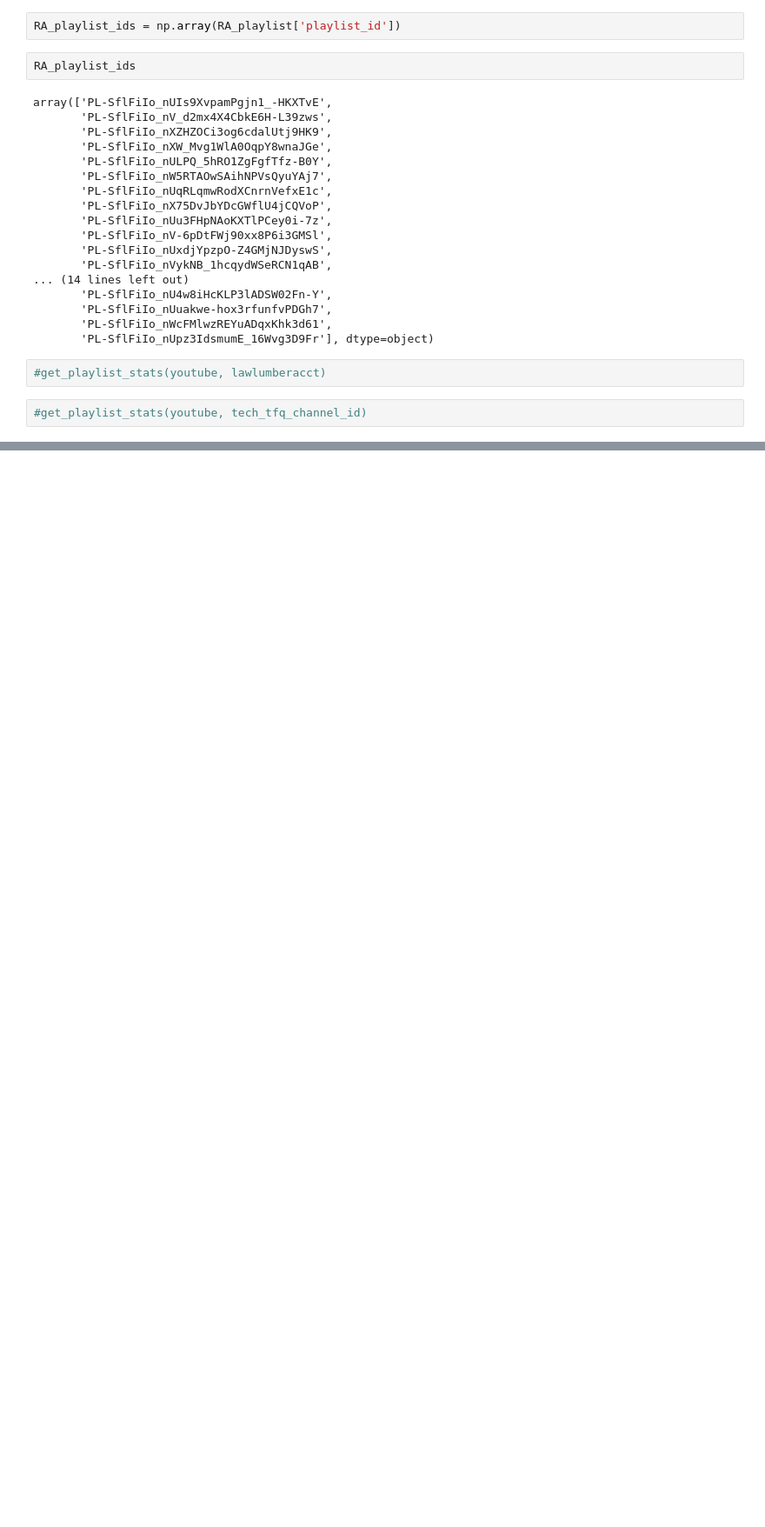
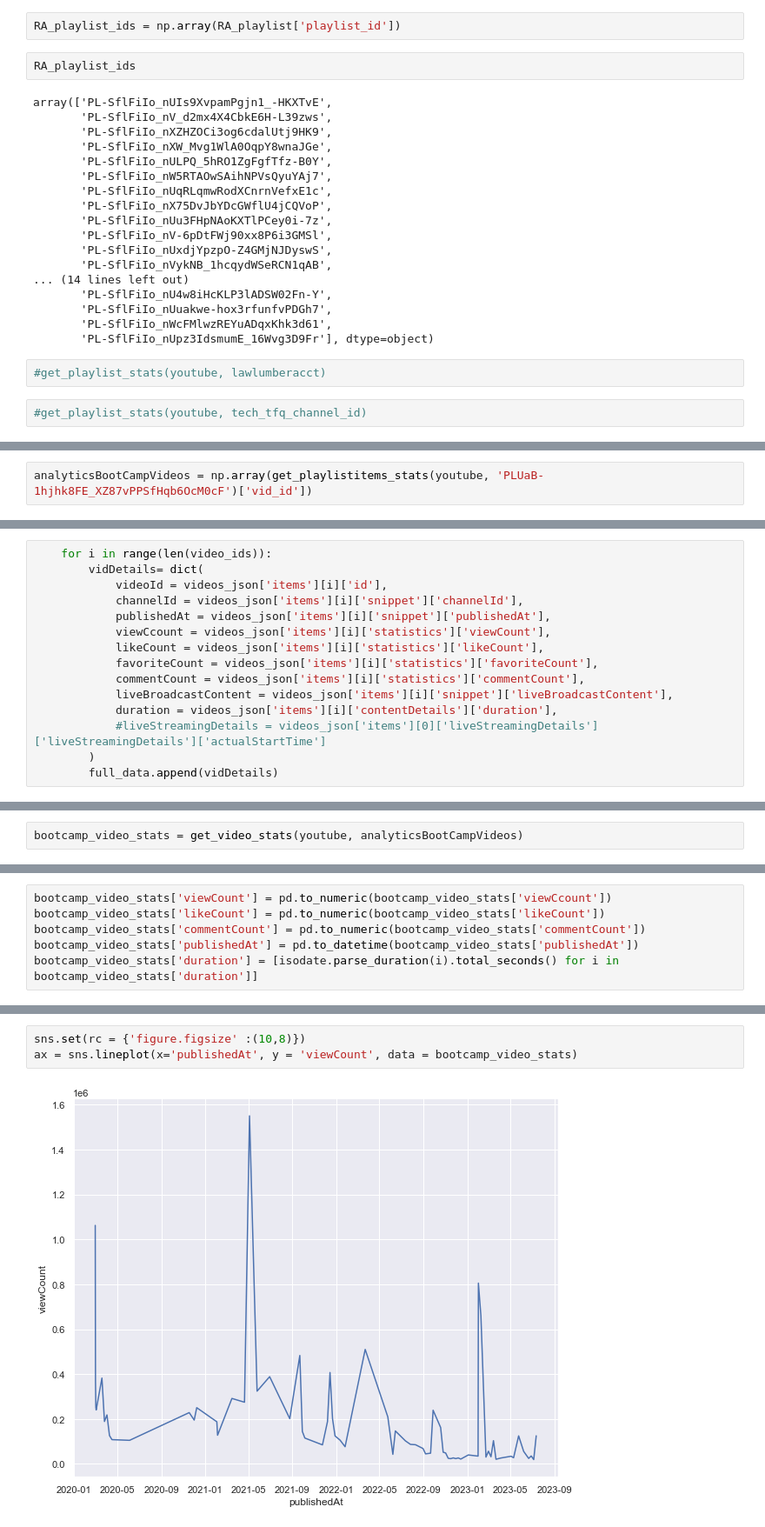
Before and after one commit to rnjeri/youtubedataanalysis, a Jupyter notebook: YouTube API.ipynb, the cells around one changed output, grey strips where cells are left out. Shown: that part at 87% size. Cells and saved outputs as stored; diff of their text form; blank space fills up the shorter version.

Commit message:
More Youtube API pulls to get playlist and video details

```diff
--- a/YouTube API.ipynb
+++ b/YouTube API.ipynb
@@ -171,0 +202,2 @@ def get_playlistitems_stats (youtube, playlist_id):
+# %%
+analyticsBootCampVideos = np.array(get_playlistitems_stats(youtube, 'PLUaB-1hjhk8FE_XZ87vPPSfHqb6OcM0cF')['vid_id'])
@@ -206 +210,16 @@ get_playlistitems_stats (youtube, 'PLjAQjmBL37WtLOD7js9ECkmEbDZ6LCUjD')
+# %%
+    for i in range(len(video_ids)):
+        vidDetails= dict(
+            videoId = videos_json['items'][i]['id'],
+            channelId = videos_json['items'][i]['snippet']['channelId'],
+            publishedAt = videos_json['items'][i]['snippet']['publishedAt'],
+            viewCcount = videos_json['items'][i]['statistics']['viewCount'],
+            likeCount = videos_json['items'][i]['statistics']['likeCount'],
+            favoriteCount = videos_json['items'][i]['statistics']['favoriteCount'],
+            commentCount = videos_json['items'][i]['statistics']['commentCount'],
+            liveBroadcastContent = videos_json['items'][i]['snippet']['liveBroadcastContent'],
+            duration = videos_json['items'][i]['contentDetails']['duration'],
+            #liveStreamingDetails = videos_json['items'][0]['liveStreamingDetails']['liveStreamingDetails']['actualStartTime']
+        )
+        full_data.append(vidDetails)
 # %%
@@ -241,0 +289,2 @@ get_video_stats(youtube ,'28r412KFhG4') #notlive
+# %%
+bootcamp_video_stats = get_video_stats(youtube, analyticsBootCampVideos)
@@ -241,0 +304,6 @@ get_video_stats(youtube ,'28r412KFhG4') #notlive
+# %%
+bootcamp_video_stats['viewCount'] = pd.to_numeric(bootcamp_video_stats['viewCcount'])
+bootcamp_video_stats['likeCount'] = pd.to_numeric(bootcamp_video_stats['likeCount'])
+bootcamp_video_stats['commentCount'] = pd.to_numeric(bootcamp_video_stats['commentCount'])
+bootcamp_video_stats['publishedAt'] = pd.to_datetime(bootcamp_video_stats['publishedAt'])
+bootcamp_video_stats['duration'] = [isodate.parse_duration(i).total_seconds() for i in bootcamp_video_stats['duration']]
@@ -241,0 +319,5 @@ get_video_stats(youtube ,'28r412KFhG4') #notlive
+# %%
+sns.set(rc = {'figure.figsize' :(10,8)})
+ax = sns.lineplot(x='publishedAt', y = 'viewCount', data = bootcamp_video_stats)
+# %% [output]
+[figure, added]
```
Also changed, not shown: parts of 31 cells of this notebook.
